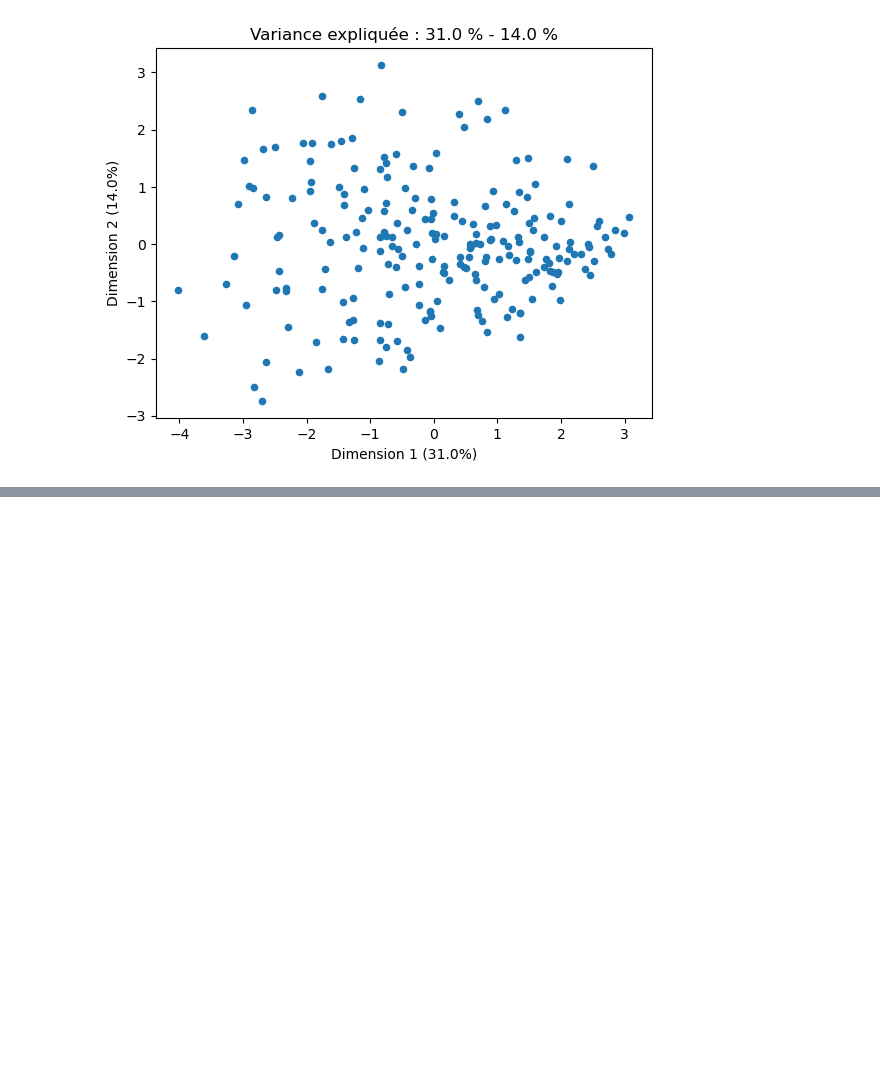
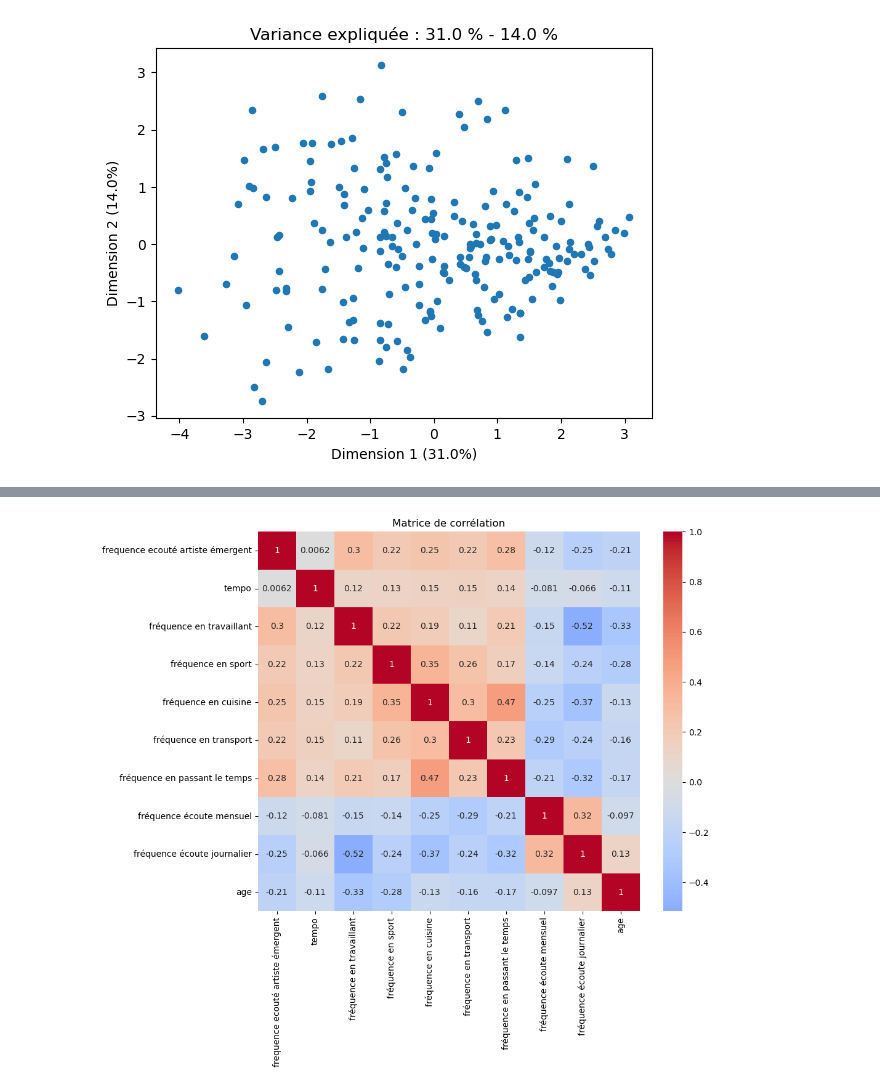
Before and after one commit to MatheoPf/myli, a Jupyter notebook: analyse.ipynb, the cells around one changed output, grey strips where cells are left out. Cells and saved outputs as stored; diff of their text form; code cells hidden in the pictures; blank space fills up the shorter version.

```diff
--- a/analyse.ipynb
+++ b/analyse.ipynb
@@ -94,0 +189,8 @@ plt.show( )
+# %%
+plt.figure(figsize=(10, 8))
+numeric_data = data.select_dtypes(include=['float64', 'int64'])
+sns.heatmap(numeric_data.corr(), annot=True, cmap='coolwarm', center=0)
+plt.title("Matrice de corrélation")
+plt.show()
+# %% [output]
+[figure, added]
```
Also changed, not shown: parts of 7 cells of this notebook, 2 other files.
